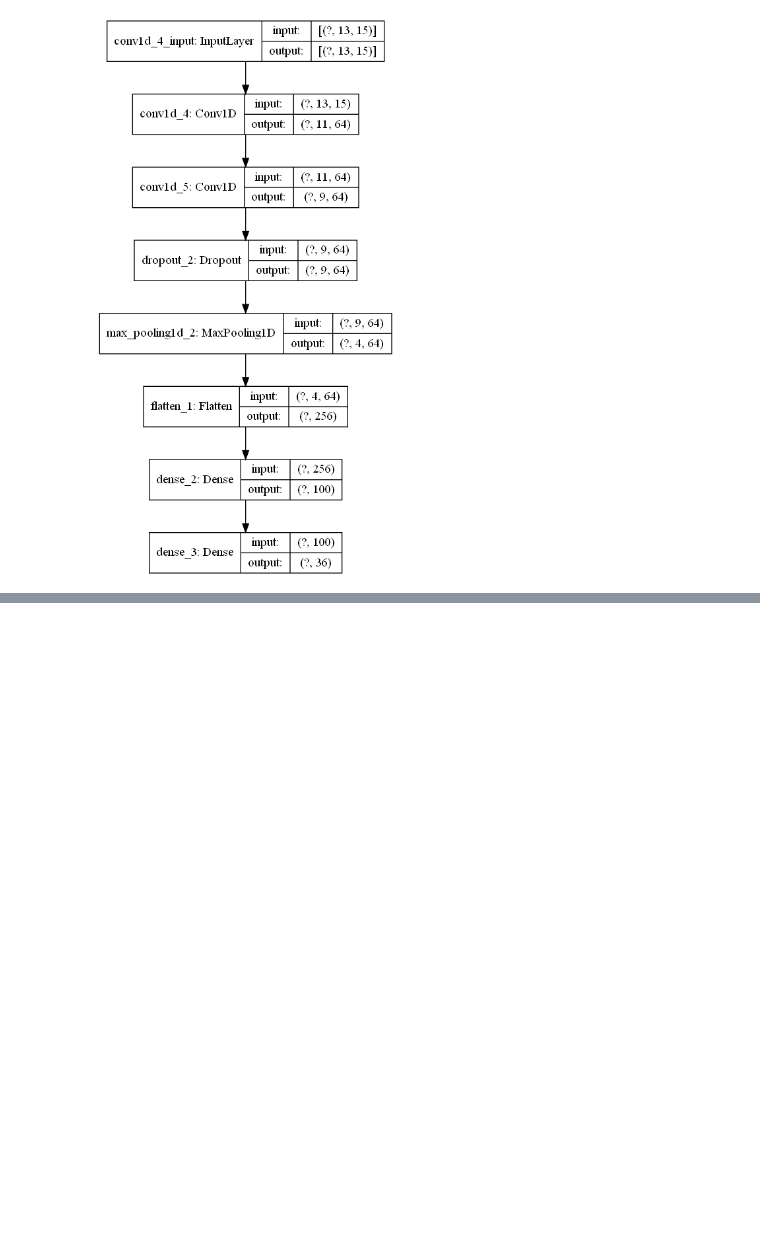
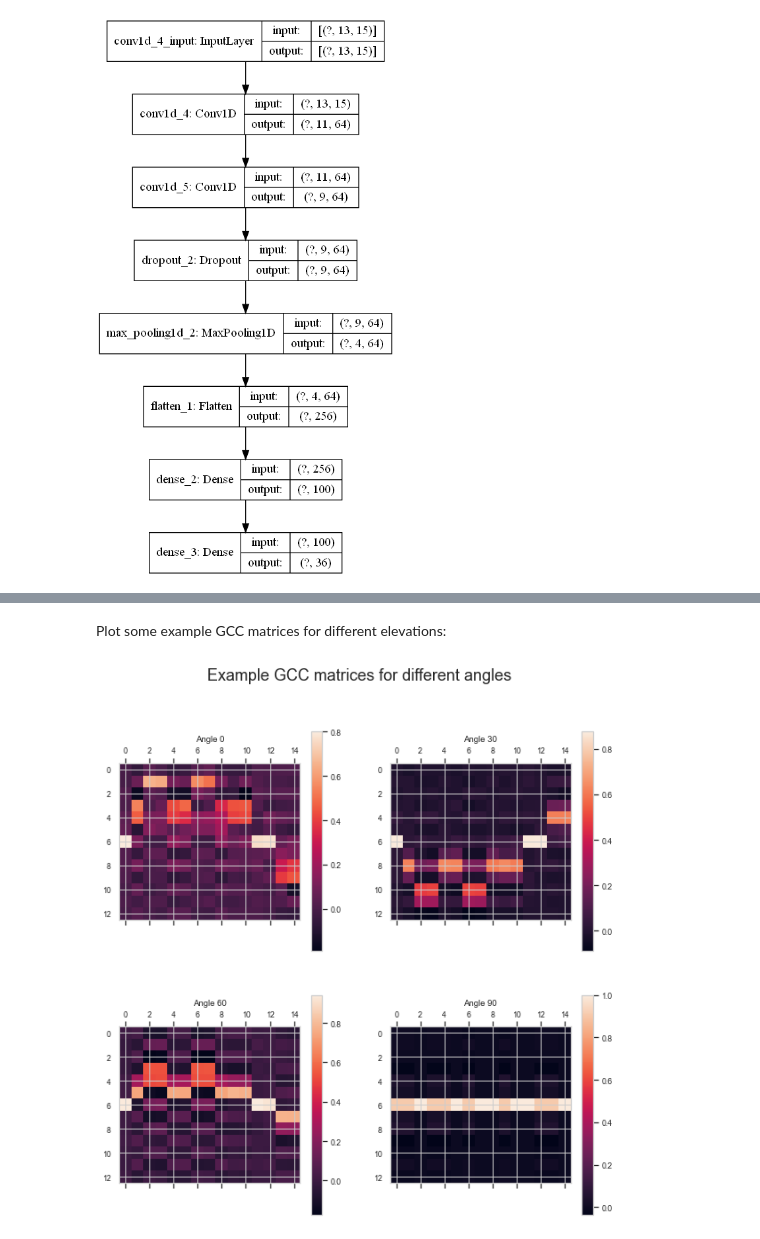
Before and after one commit to thomson008/MEng-project, a Jupyter notebook: notebooks/CNN_DOA.ipynb, the cells around one changed output, grey strips where cells are left out. Drawn from its saved outputs; the diff is of its cells as text; code cells hidden in the pictures; blank space fills up the shorter version.

```diff
--- a/notebooks/CNN_DOA.ipynb
+++ b/notebooks/CNN_DOA.ipynb
@@ -559,20 +603,23 @@ np.shape(X_train), np.shape(X_test), np.shape(y_train), np.shape(y_test)
 # Get training labels
 angle_labels = encoder.inverse_transform(y_train)
 
-# Create a 2x2 subplot
-fig, axs = plt.subplots(2, 2, figsize=(10,10))
-fig.suptitle('Example GCC matrices for different angles', fontsize=18)
+def plot_gccs(angle_labels, observations):
+    # Create a 2x2 subplot
+    fig, axs = plt.subplots(2, 2, figsize=(10,10))
+    fig.suptitle('Example GCC matrices for different angles', fontsize=18)
 
-for i, label in enumerate(np.unique(angle_labels)[::9]):
-    ax = axs[i//2][i%2]
-    indices = np.where(angle_labels == label)[0]
-    obs_idx = indices[np.random.randint(len(indices))]
+    for i, label in enumerate(np.unique(angle_labels)[::3]):
+        ax = axs[i//2][i%2]
+        indices = np.where(angle_labels == label)[0]
+        obs_idx = indices[np.random.randint(len(indices))]
 
-    observation = X_train[obs_idx]
+        observation = observations[obs_idx]
 
-    ax.set_title(f'Angle {label}')
-    im = ax.matshow(observation)
-    fig.colorbar(im, ax=ax)
+        ax.set_title(f'Angle {label}')
+        im = ax.matshow(observation.T)
+        fig.colorbar(im, ax=ax)
+
+plot_gccs(angle_labels, X_train)
 # %% [output]
 [figure]
 # %% [markdown]
@@ -804,0 +902,15 @@ tf.keras.utils.plot_model(model, '../models/model.png', show_shapes=True)
+# %%
+el_df_train = create_dataframe('train', 'vertical', samples=SAMPLES, step=STEP, resolution=RESOLUTION)
+print()
+el_df_test = create_dataframe('test', 'vertical', samples=SAMPLES, step=STEP, resolution=RESOLUTION)
+print()
+
+el_df_train.to_csv('../training_data/elevation_train_dataset.csv')
+el_df_test.to_csv('../training_data/elevation_test_dataset.csv')
+
+# Create numpy arrays with observations and one-hot labels
+el_encoder = OneHotEncoder(handle_unknown='ignore', sparse=False)
+X_train_el, y_train_el, X_test_el, y_test_el = create_whole_dataset(el_df_train, el_df_test, el_encoder)
+
+print(np.shape(X_train_el), np.shape(X_test_el), np.shape(y_train_el), np.shape(y_test_el))
+el_df_train.head(10)
@@ -804,0 +933,8 @@ tf.keras.utils.plot_model(model, '../models/model.png', show_shapes=True)
+# %% [markdown]
+Plot some example GCC matrices for different elevations:
+# %%
+# Get training labels
+angle_labels = encoder.inverse_transform(y_train_el)
+plot_gccs(angle_labels, X_train_el)
+# %% [output]
+[figure, added]
```
Also changed, not shown: parts of 20 cells of this notebook, 1 other file.
